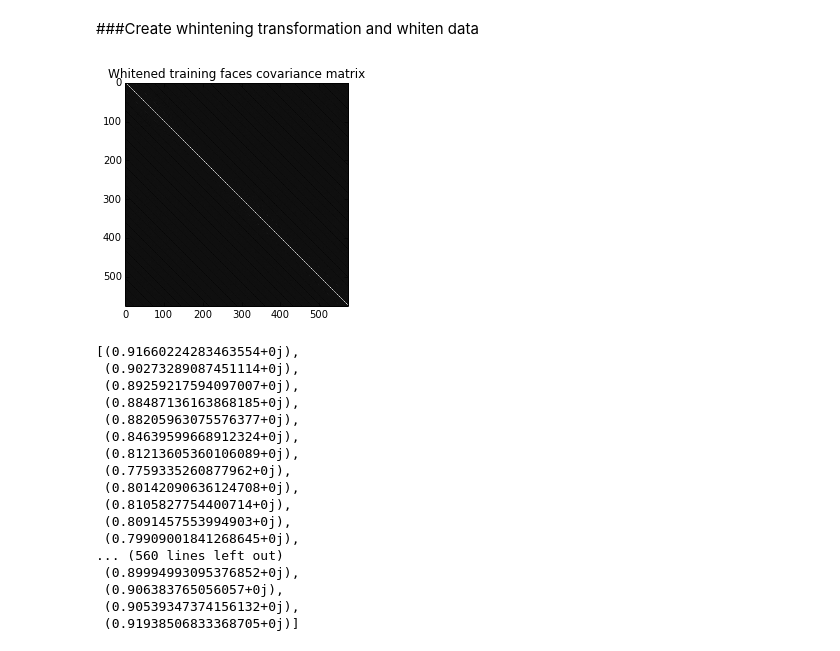
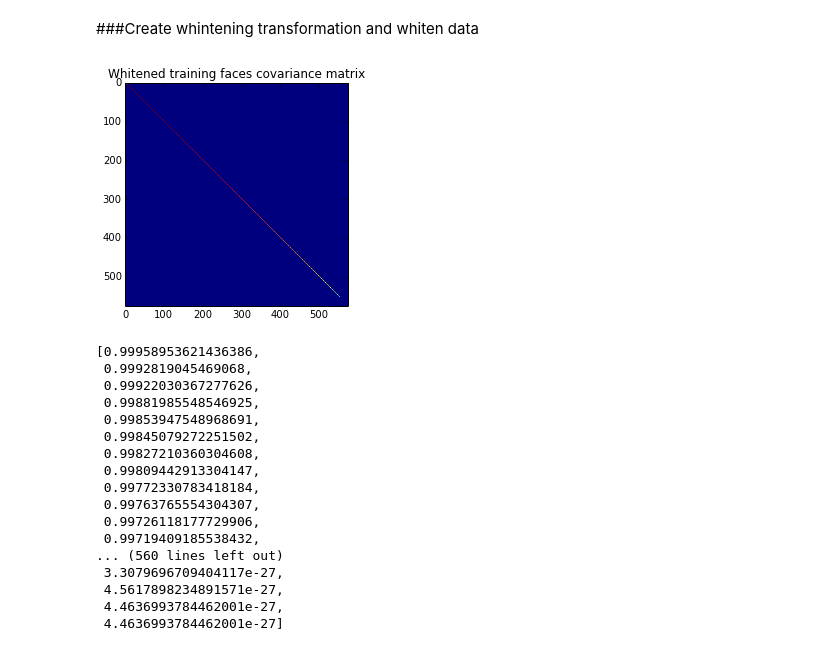
Before and after one commit to ArkAung/Eigenfaces, a Jupyter notebook: Covariance Visualizations.ipynb, the cells around one changed output. Drawn from its saved outputs; the diff is of its cells as text; code cells hidden in the pictures.

```diff
--- a/Covariance Visualizations.ipynb
+++ b/Covariance Visualizations.ipynb
@@ -22,7 +22,7 @@ cov = np.cov(X.T)
 small_constant = 1e-2
 cov_added = cov + (small_constant * np.eye(cov.shape[0]))
 
-img = plt.imshow(cov_added, cmap='gray')
+img = plt.imshow(cov_added)
 plt.title('Covariance matrix')
 plt.show(img)
 
@@ -33,15 +33,15 @@ idx = V.argsort()[::-1]
 V  = V[idx]
 U  = U[:,idx]
 
-diag_mat = np.real(np.diag(1. / np.sqrt(V+small_constant)))
+diag_mat = np.diag(1. / np.sqrt(V+small_constant))
 
 plt.title('Eigenvalue diagonal matrix')
-img = plt.imshow(diag_mat, cmap='gray')
+img = plt.imshow(np.real(diag_mat))
 plt.show(img)
 
 eig_cov = np.real(np.cov(U.T))
 
 plt.title('Eigenvector covariance matrix')
-img = plt.imshow(eig_cov, cmap='gray')
+img = plt.imshow(eig_cov)
 plt.show(img)
 # %% [output]
@@ -51,33 +78,34 @@ plt.show(img)
 # %% [markdown]
 ###Create whintening transformation and whiten data
 # %%
-white_transform = np.dot(np.dot(U, diag_mat), U.T)
+# white_transform = np.dot(np.dot(U, diag_mat), U.T)
+white_transform = np.dot(U, diag_mat)
 whitened = np.dot(X,white_transform)
-cov_whitened = np.cov(whitened.T)
+cov_whitened = np.real(np.cov(whitened.T))
 # %%
 plt.title('Whitened training faces covariance matrix')
-img = plt.imshow(cov_whitened, cmap='gray')
+img = plt.imshow(cov_whitened)
 plt.show(img)
 # %% [output]
-[figure, old version]
+[figure, new version]
 # %%
 diag_whitened_cov = [ cov_whitened[i][i] for i in range(len(cov_whitened))]
 diag_whitened_cov
 # %% [output]
-[(0.91660224283463554+0j),
- (0.90273289087451114+0j),
- (0.89259217594097007+0j),
- (0.88487136163868185+0j),
- (0.88205963075576377+0j),
- (0.84639599668912324+0j),
- (0.81213605360106089+0j),
- (0.7759335260877962+0j),
- (0.80142090636124708+0j),
- (0.8105827754400714+0j),
- (0.8091457553994903+0j),
- (0.79909001841268645+0j),
+[0.99958953621436386,
+ 0.9992819045469068,
+ 0.99922030367277626,
+ 0.99881985548546925,
+ 0.99853947548968691,
+ 0.99845079272251502,
+ 0.99827210360304608,
+ 0.99809442913304147,
+ 0.99772330783418184,
+ 0.99763765554304307,
+ 0.99726118177729906,
+ 0.99719409185538432,
 ... (560 lines left out)
- (0.89994993095376852+0j),
- (0.906383765056057+0j),
- (0.90539347374156132+0j),
- (0.91938506833368705+0j)]
+ 3.3079696709404117e-27,
+ 4.5617898234891571e-27,
+ 4.4636993784462001e-27,
+ 4.4636993784462001e-27]
```
Also changed, not shown: parts of 3 cells of this notebook.
